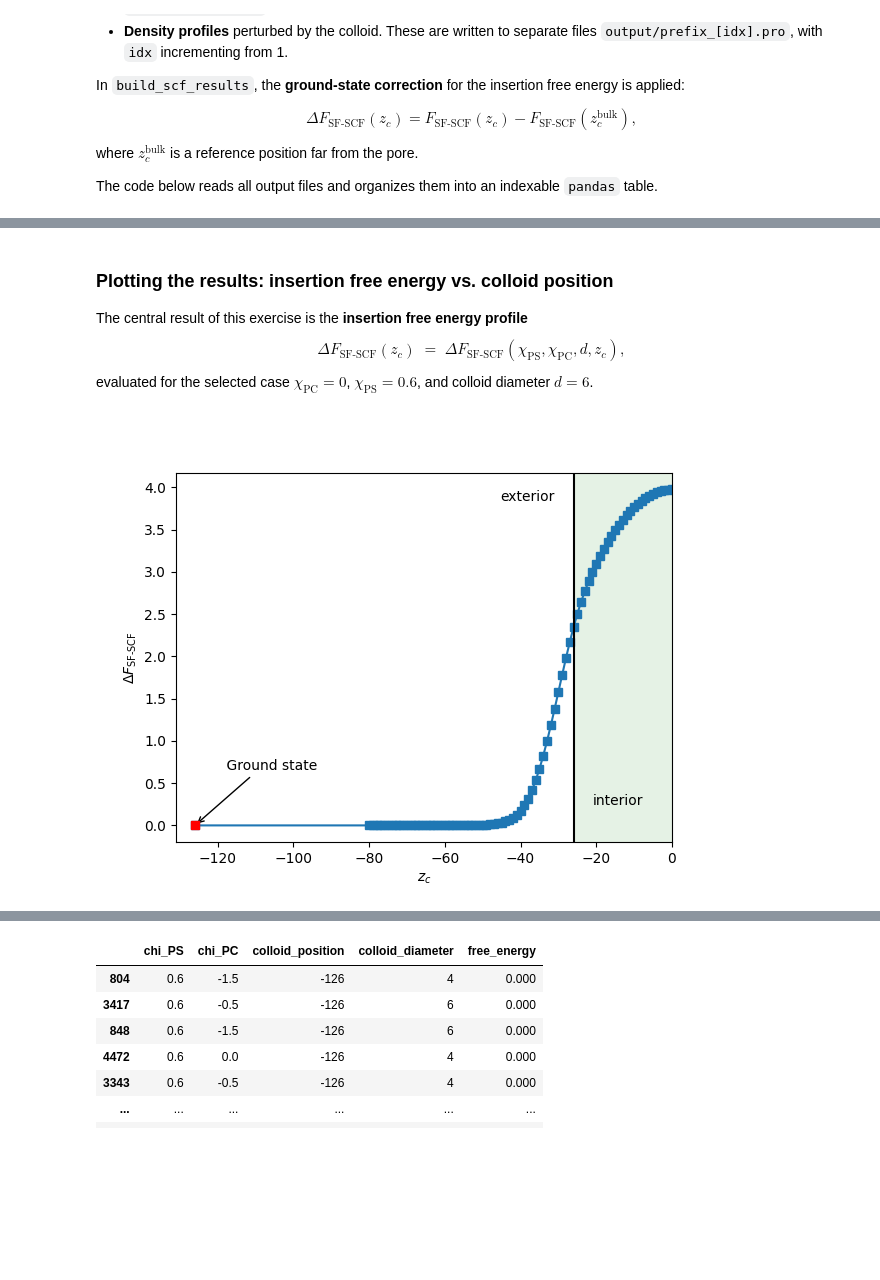
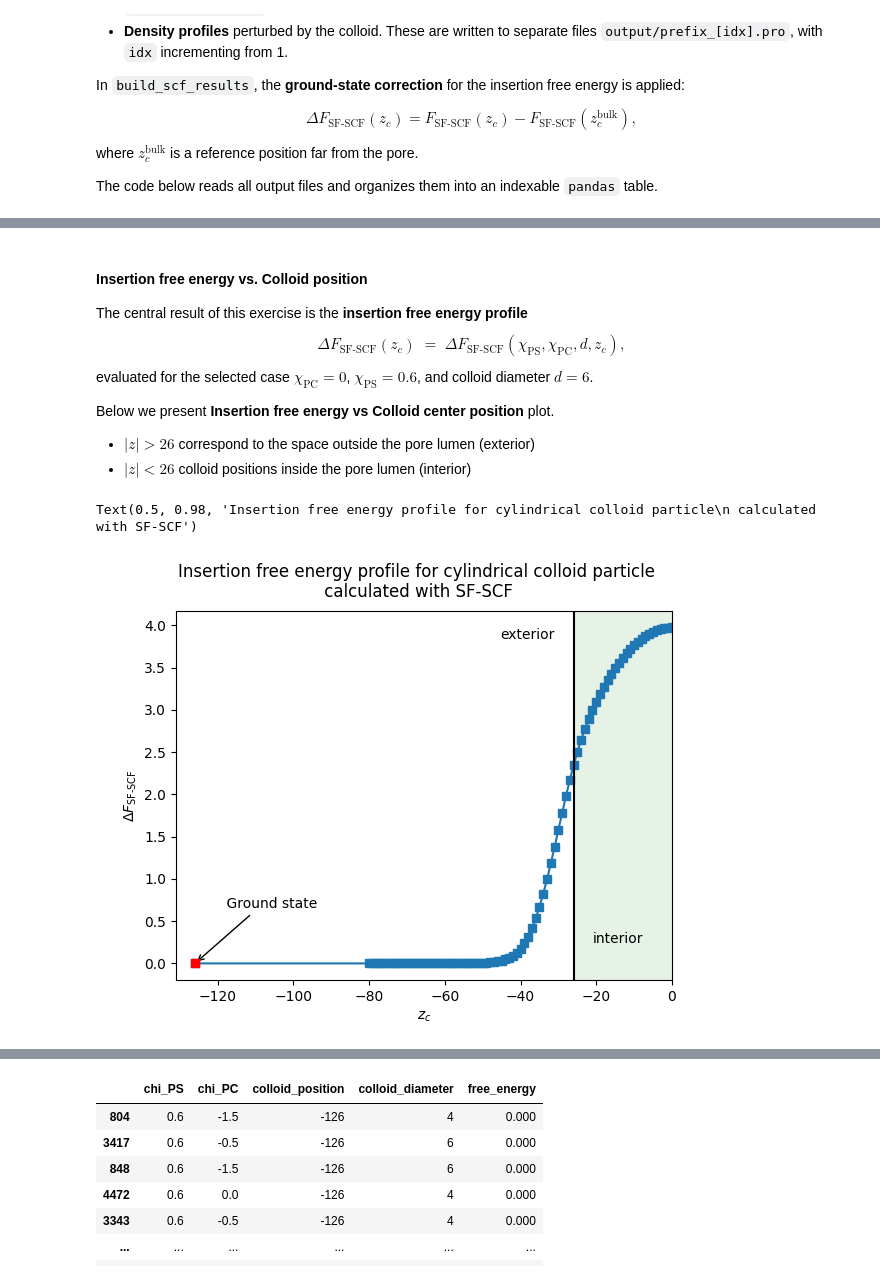
Before and after one commit to miklakt/diffusion_polymer_mesopores, a Jupyter notebook: main.ipynb, the cells around one changed output, grey strips where cells are left out. Cells and saved outputs as stored; diff of their text form; code cells hidden in the pictures; blank space fills up the shorter version.

Commit message:
Code till the pore resistance

```diff
--- a/main.ipynb
+++ b/main.ipynb
@@ -232,19 +222,25 @@ fig = plot_phi_with_colloid_slider(
 # %% [markdown]
-### Plotting the results: insertion free energy vs. colloid position
+#### Insertion free energy vs. Colloid position
 
 The central result of this exercise is the **insertion free energy profile**
 $$
 \Delta F_{\text{SF-SCF}}(z_c) \;=\; \Delta F_{\text{SF-SCF}}(\chi_{\text{PS}}, \chi_{\text{PC}}, d, z_c),
 $$
 evaluated for the selected case $\chi_{\text{PC}} = 0$, $\chi_{\text{PS}} = 0.6$, and colloid diameter $d = 6$.
+
+Below we present **Insertion free energy vs Colloid center position** plot.
+ - $|z| > 26$ correspond to the space outside the pore lumen (exterior)
+ - $|z| < 26$ colloid positions inside the pore lumen (interior)
 # %%
 import matplotlib.pyplot as plt
 import numpy as np
 from src.make_plot import plot_insertion_free_energy
 
 fig, ax = plot_insertion_free_energy(SCF_results, pore_length=52, show_ground_state=True)
+fig.suptitle("Insertion free energy profile for cylindrical colloid particle\n calculated with SF-SCF")
 # %% [output]
+Text(0.5, 0.98, 'Insertion free energy profile for cylindrical colloid particle\n calculated with SF-SCF')
-[figure, old version]
+[figure, new version]
 # %% [markdown]
 # Analytical estimation of insertion free energy for cylindrical colloids
 
```
Also changed, not shown: parts of 27 cells of this notebook, 4 other files.
